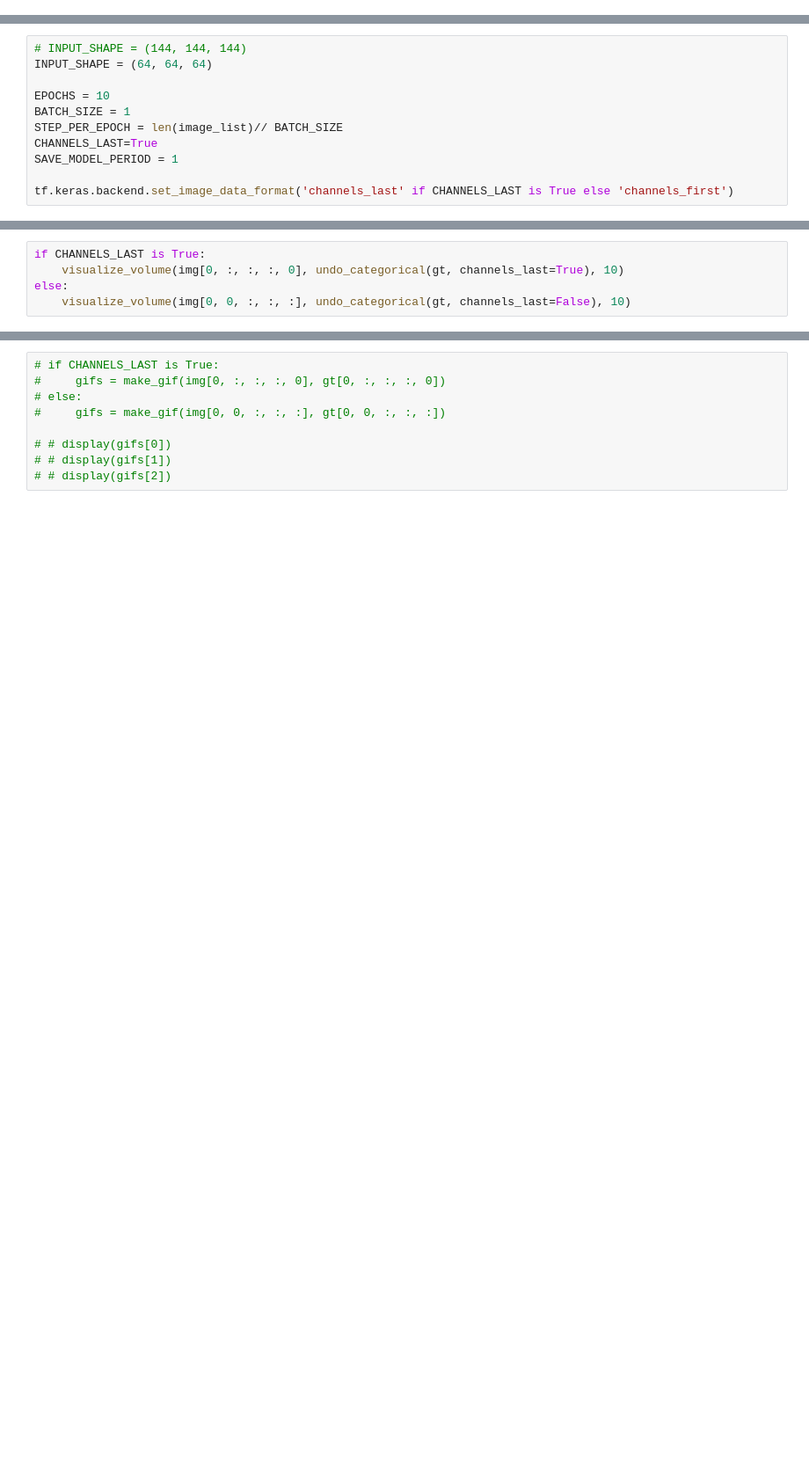
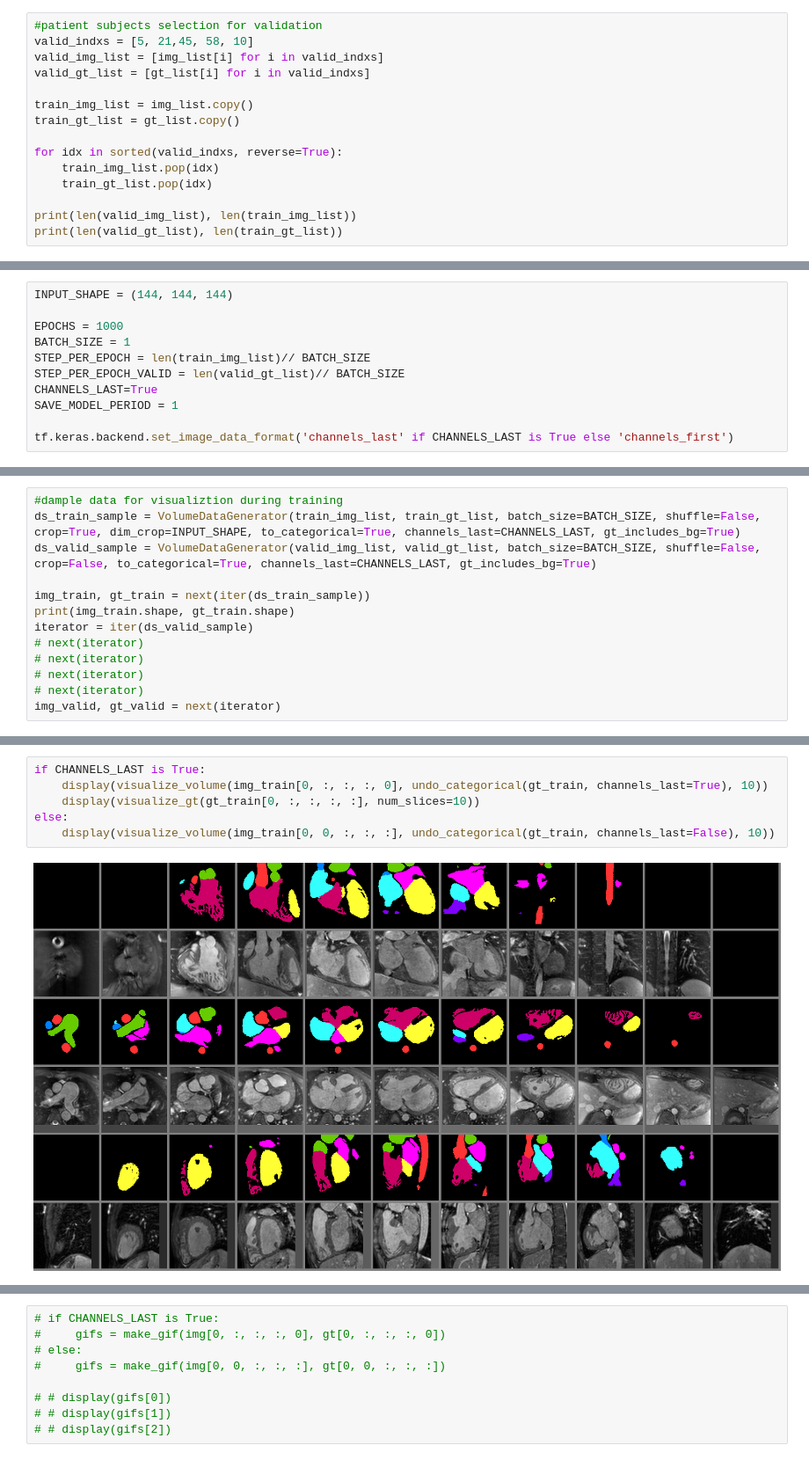
Before and after one commit to olyaee/3D_semgentation, a Jupyter notebook: main.ipynb, the cells around one changed output, grey strips where cells are left out. Shown at 88% size. Cells and saved outputs as stored; diff of their text form; blank space fills up the shorter version.

```diff
--- a/main.ipynb
+++ b/main.ipynb
@@ -48,0 +63,15 @@ gt_len = len(gt_list)
+# %%
+#patient subjects selection for validation
+valid_indxs = [5, 21,45, 58, 10]
+valid_img_list = [img_list[i] for i in valid_indxs]
+valid_gt_list = [gt_list[i] for i in valid_indxs]
+
+train_img_list = img_list.copy()
+train_gt_list = gt_list.copy()
+
+for idx in sorted(valid_indxs, reverse=True):
+    train_img_list.pop(idx)
+    train_gt_list.pop(idx)
+
+print(len(valid_img_list), len(train_img_list))
+print(len(valid_gt_list), len(train_gt_list))
@@ -49,10 +94,10 @@ gt_len = len(gt_list)
 # %%
-# INPUT_SHAPE = (144, 144, 144)
-INPUT_SHAPE = (64, 64, 64)
+INPUT_SHAPE = (144, 144, 144)
 
-EPOCHS = 10
+EPOCHS = 1000
 BATCH_SIZE = 1
-STEP_PER_EPOCH = len(image_list)// BATCH_SIZE
+STEP_PER_EPOCH = len(train_img_list)// BATCH_SIZE
+STEP_PER_EPOCH_VALID = len(valid_gt_list)// BATCH_SIZE
 CHANNELS_LAST=True
 SAVE_MODEL_PERIOD = 1
 
@@ -63,0 +105,13 @@ print(img.shape, gt.shape)
+# %%
+#dample data for visualiztion during training
+ds_train_sample = VolumeDataGenerator(train_img_list, train_gt_list, batch_size=BATCH_SIZE, shuffle=False, crop=True, dim_crop=INPUT_SHAPE, to_categorical=True, channels_last=CHANNELS_LAST, gt_includes_bg=True)
+ds_valid_sample = VolumeDataGenerator(valid_img_list, valid_gt_list, batch_size=BATCH_SIZE, shuffle=False, crop=False, to_categorical=True, channels_last=CHANNELS_LAST, gt_includes_bg=True)
+
+img_train, gt_train = next(iter(ds_train_sample))
+print(img_train.shape, gt_train.shape)
+iterator = iter(ds_valid_sample)
+# next(iterator)
+# next(iterator)
+# next(iterator)
+# next(iterator)
+img_valid, gt_valid = next(iterator)
@@ -64,5 +128,8 @@ print(img.shape, gt.shape)
 # %%
 if CHANNELS_LAST is True:
-    visualize_volume(img[0, :, :, :, 0], undo_categorical(gt, channels_last=True), 10)
+    display(visualize_volume(img_train[0, :, :, :, 0], undo_categorical(gt_train, channels_last=True), 10))
+    display(visualize_gt(gt_train[0, :, :, :, :], num_slices=10))
 else:
-    visualize_volume(img[0, 0, :, :, :], undo_categorical(gt, channels_last=False), 10)
+    display(visualize_volume(img_train[0, 0, :, :, :], undo_categorical(gt_train, channels_last=False), 10))
+# %% [output]
+[figure, added]
```
Also changed, not shown: parts of 17 cells of this notebook.
